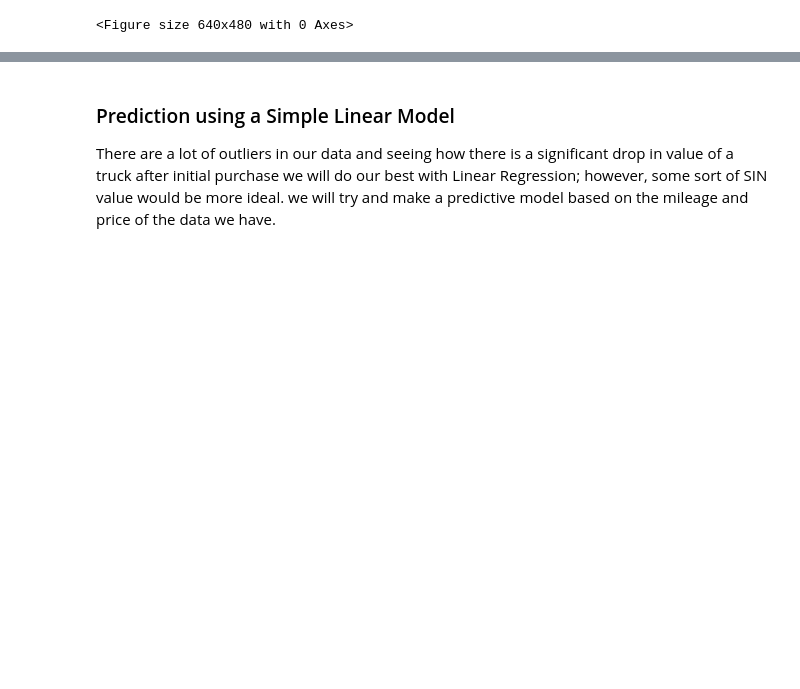
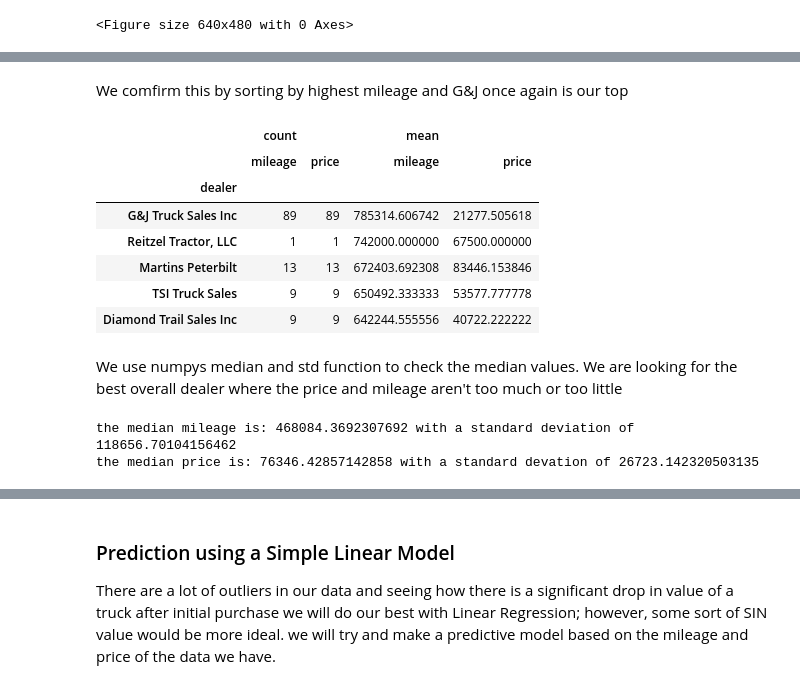
Before and after one commit to dazehead/truck-sales-project, a Jupyter notebook: truck_sales.ipynb, the cells around one changed output, grey strips where cells are left out. Drawn from its saved outputs; the diff is of its cells as text; code cells hidden in the pictures; blank space fills up the shorter version.

```diff
--- a/truck_sales.ipynb
+++ b/truck_sales.ipynb
@@ -375,0 +405,26 @@ plt.clf()
+# %% [markdown]
+We comfirm this by sorting by highest mileage and G&J once again is our top
+# %%
+pivot_table.sort_values(by=('mean', 'mileage'), ascending=False, inplace=True)
+pivot_table.head()
+# %% [output]
+|  | count |  | mean |  |
+|  | mileage | price | mileage | price |
+| dealer |  |  |  |  |
+| G&J Truck Sales Inc | 89 | 89 | 785314.606742 | 21277.505618 |
+| Reitzel Tractor, LLC | 1 | 1 | 742000.000000 | 67500.000000 |
+| Martins Peterbilt | 13 | 13 | 672403.692308 | 83446.153846 |
+| TSI Truck Sales | 9 | 9 | 650492.333333 | 53577.777778 |
+| Diamond Trail Sales Inc | 9 | 9 | 642244.555556 | 40722.222222 |
+# %% [markdown]
+We use numpys median and std function to check the median values. We are looking for the best overall dealer where the price and mileage aren't too much or too little
+# %%
+median_mileage = np.median(pivot_table['mean', 'mileage'])
+median_price = np.median(pivot_table['mean', 'price'])
+std_mileage = np.std(pivot_table['mean', 'mileage'])
+std_price = np.std(pivot_table['mean', 'price'])
+print(f'the median mileage is: {median_mileage} with a standard deviation of {std_mileage}')
+print(f'the median price is: {median_price} with a standard devation of {std_price}')
+# %% [output]
+the median mileage is: 468084.3692307692 with a standard deviation of 118656.70104156462
+the median price is: 76346.42857142858 with a standard devation of 26723.142320503135
```
Also changed, not shown: parts of 9 cells of this notebook.
